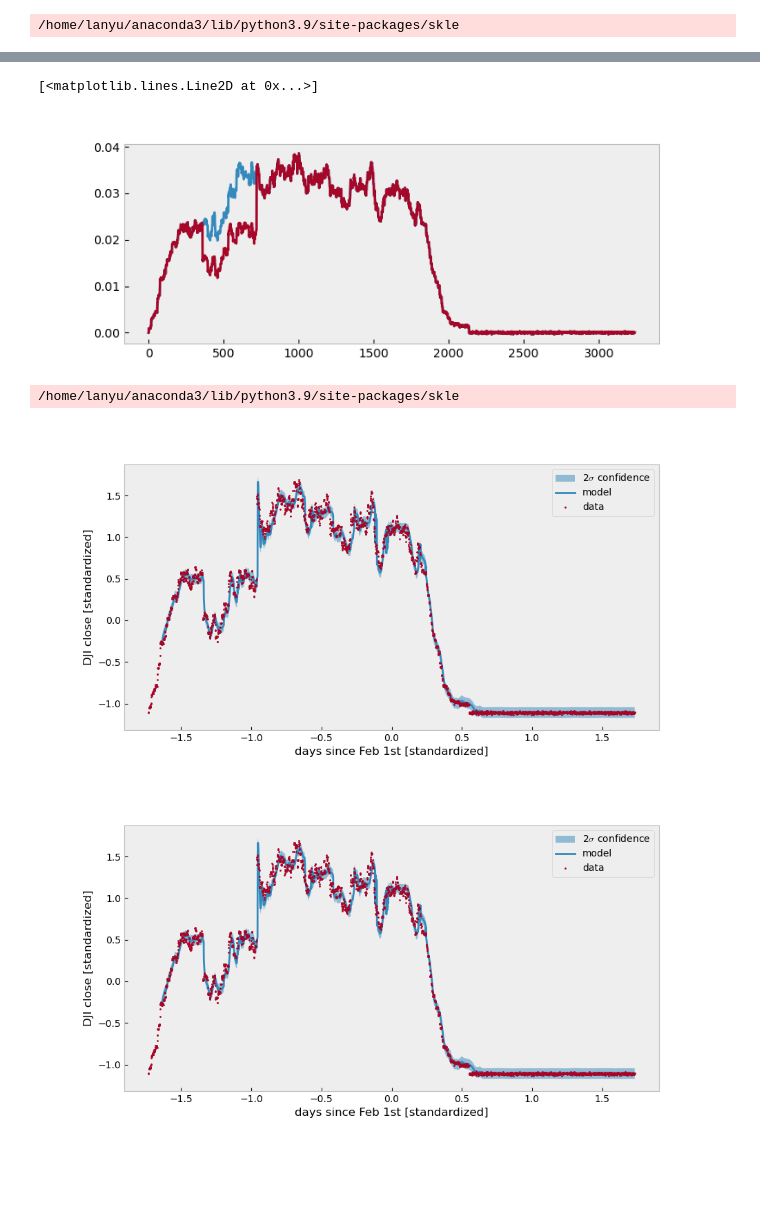
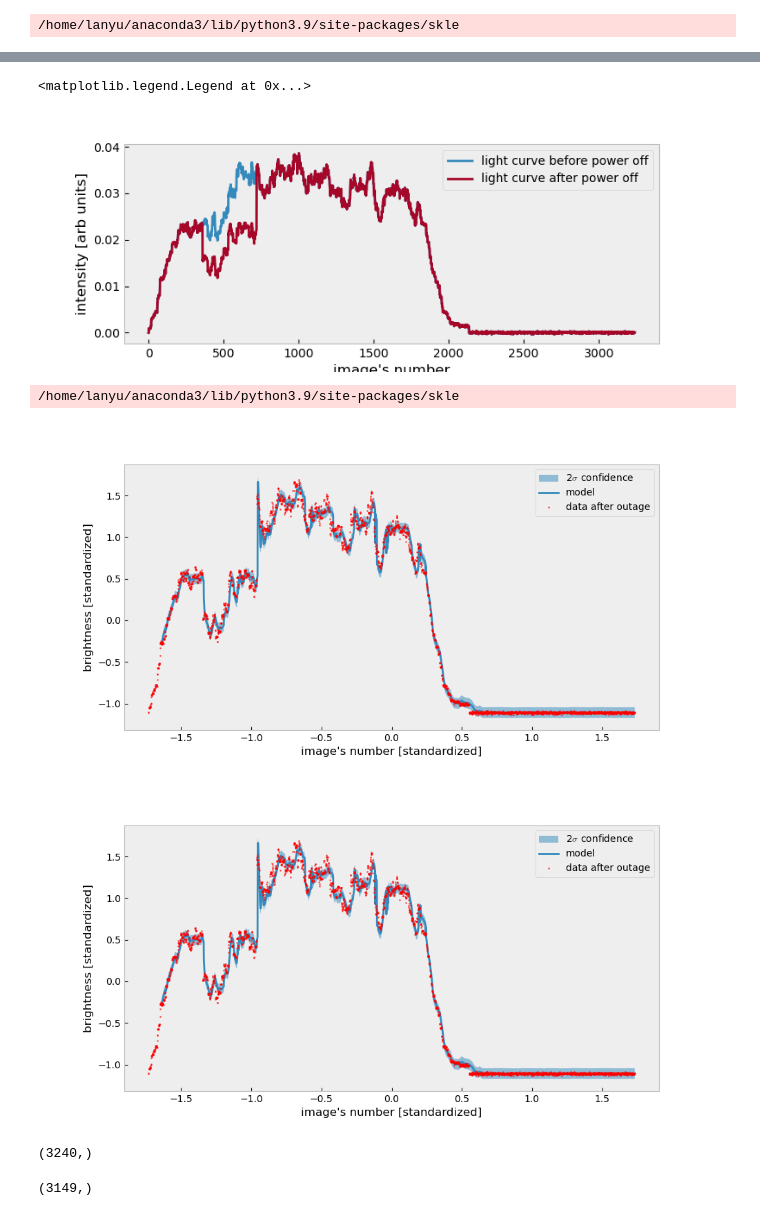
Before and after one commit to gdobler/lighting-tech-changeover, a Jupyter notebook: ltco/gaussian_reg_bin.ipynb, the cells around one changed output, grey strips where cells are left out. Saved outputs shown, nothing was run; the diff lists cells and outputs as text; code cells hidden in the pictures; blank space fills up the shorter version.

```diff
--- a/ltco/gaussian_reg_bin.ipynb
+++ b/ltco/gaussian_reg_bin.ipynb
@@ -307,11 +286,14 @@ plt.plot(imgs_bin_noise[18, 11, :])
 # %%
 plt.figure(figsize=(8, 3))
 
-plt.plot(srcs1[19, 11, :])
-plt.plot(imgs_bin_noise[19, 11, :])
+plt.plot(srcs1[19, 11, :], label = "light curve before power off")
+plt.plot(imgs_bin_noise[19, 11, :], label = "light curve after power off")
+plt.ylabel("intensity [arb units]")
+plt.xlabel("image's number")
+plt.legend()
 # %% [output]
-[<matplotlib.lines.Line2D at 0x...>]
+<matplotlib.legend.Legend at 0x...>
-[figure, old version]
+[figure, new version]
 # %%
 # -- We are going to use imgs_bin_noise[19, 11, :] to test
 # -- standardize the data
@@ -362,11 +345,21 @@ pred_st, sigma, x_train, y_train = gaussian_pred(x_train, y_train)
 fig, ax = plt.subplots(figsize=[10, 5])
 ax.fill_between(x_train[91:], pred_st + 1.96 * sigma, pred_st - 1.96 * sigma, alpha=0.5, label="2$\sigma$ confidence")
 ax.plot(x_train[91:], pred_st, label="model")
-ax.plot(x_train, y_train, "o", label="data", ms = 1)
-ax.set_xlabel("days since Feb 1st [standardized]")
-ax.set_ylabel("DJI close [standardized]")
+ax.plot(x_train, y_train, "o", label="data after outage", ms = 1, c = "red", alpha =0.5)
+# ax.plot(x_train, y_raw, "o", label="data before outage", ms = 1, c = "yellow", alpha=0.5)
+
+ax.set_xlabel("image's number [standardized]")
+ax.set_ylabel("brightness [standardized]")
 ax.legend()
 fig.show()
 # %% [output]
-[figure, old version]
+[figure, new version]
-[figure, old version]
+[figure, new version]
+# %%
+y_raw.shape
+# %% [output]
+(3240,)
+# %%
+pred_st.shape
+# %% [output]
+(3149,)
```
Also changed, not shown: parts of 17 cells of this notebook, 13 other files.
